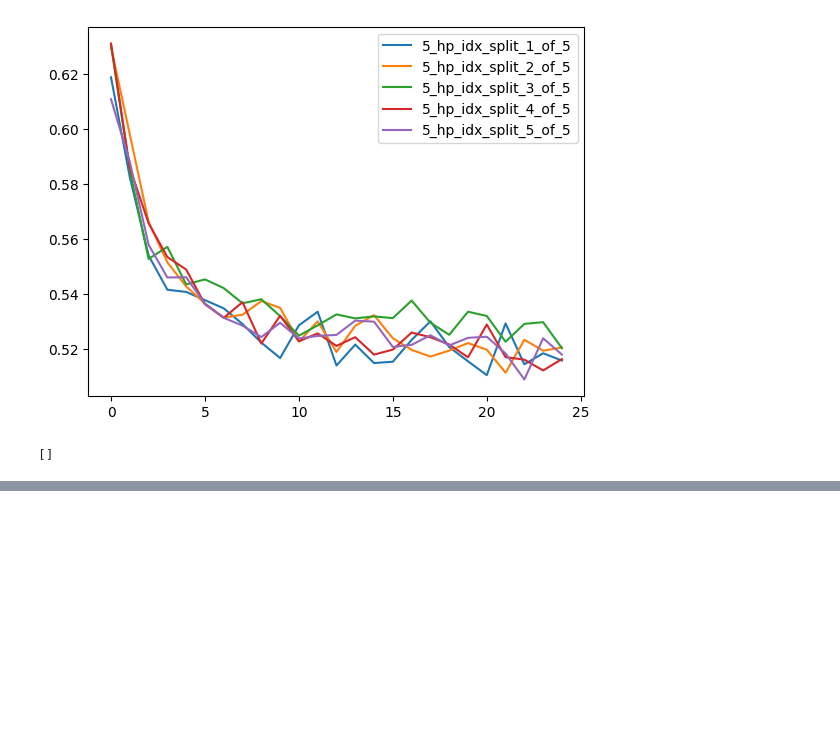
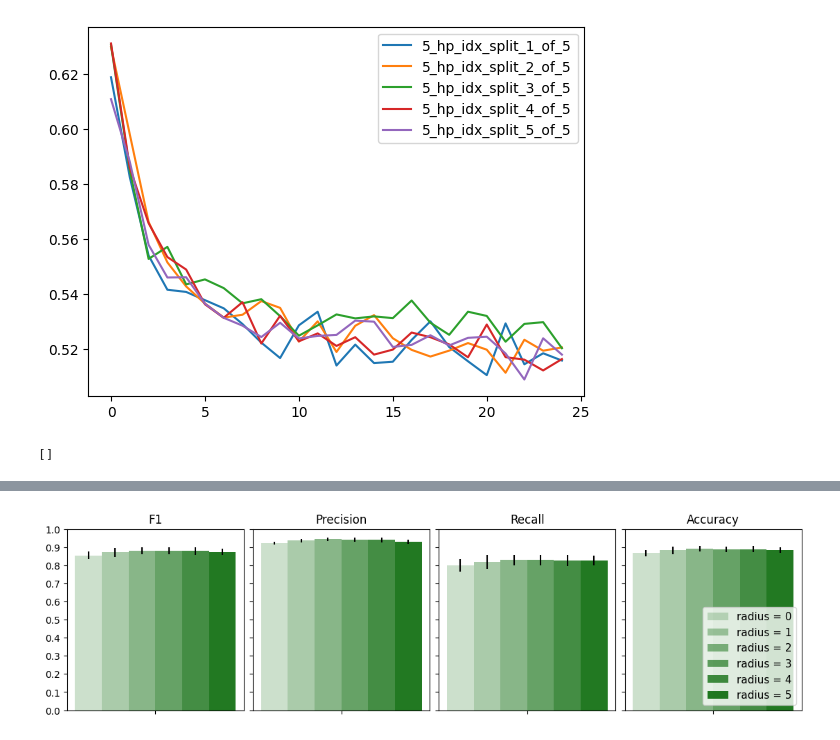
Before and after one commit to stefanpate/rcgnn, a Jupyter notebook: notebooks/rc_gnn_sprhea_figs.ipynb, the cells around one changed output, grey strips where cells are left out. Saved outputs shown, nothing was run; the diff lists cells and outputs as text; code cells hidden in the pictures; blank space fills up the shorter version.

```diff
--- a/notebooks/rc_gnn_sprhea_figs.ipynb
+++ b/notebooks/rc_gnn_sprhea_figs.ipynb
@@ -301,0 +373,48 @@ elt.head()
+# %%
+# Compare RC radius on 80% homology
+
+srt_metric_mean = "f1_mean"
+filter_by_toc = exp['toc'] == 'v3_folded_pt_ns'
+filter_by_task = (exp['split_strategy'] == 'homology') & (exp['split_sim_threshold'] == 0.8)
+filter_by_pred_head = exp['pred_head'] == "dot_sig"
+filter_by_dh = exp['d_h_encoder'] == 300
+rc_agg = (exp['featurizer'] == 'rxn_rc') & (exp['agg'] == 'last')
+common = filter_by_pred_head & filter_by_task & filter_by_toc & rc_agg & filter_by_dh
+
+extract = exp.loc[common].sort_values(by=[srt_metric_mean], ascending=False)
+
+darkgreen_rgb = list(matplotlib.colors.to_rgba('darkgreen')[:-1])
+
+metrics = [
+    'f1',
+    'precision',
+    'recall',
+    'accuracy'
+]
+
+cluster_sels = [exp['encoder_depth'] == n for n in range(1, 7)]
+
+x_sels = [
+
+]
+
+cluster_labels = [f"radius = {n-1}" for n in range(1, 7)]
+
+x_labels = [
+
+]
+
+colors = [darkgreen_rgb + [alpha] for alpha in np.linspace(0.2, 1.0, num=7)
+]
+
+clustered_multi_panel_bar_chart(
+    extract,
+    cluster_sels,
+    x_sels,
+    metrics,
+    cluster_labels,
+    x_labels,
+    colors
+)
+# %% [output]
+[figure, added]
```
Also changed, not shown: parts of 18 cells of this notebook, 6 other files.
